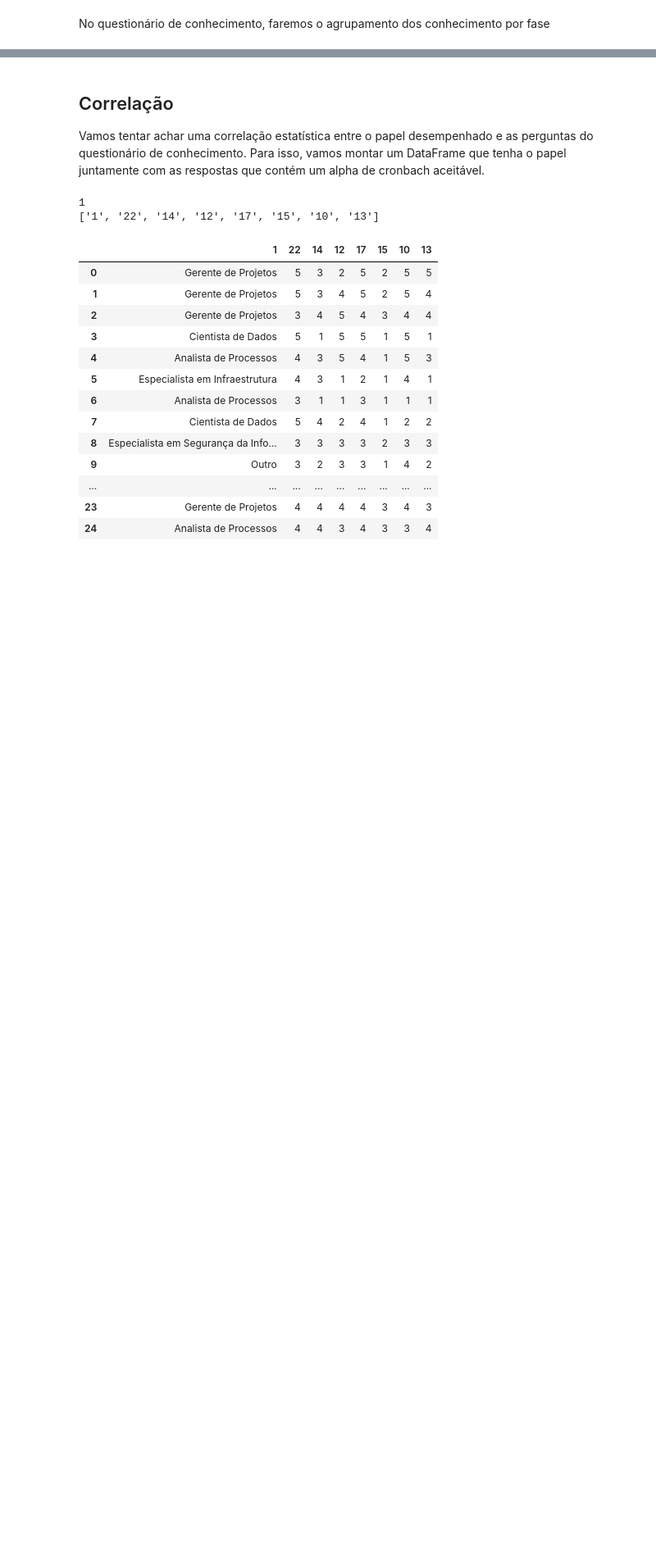
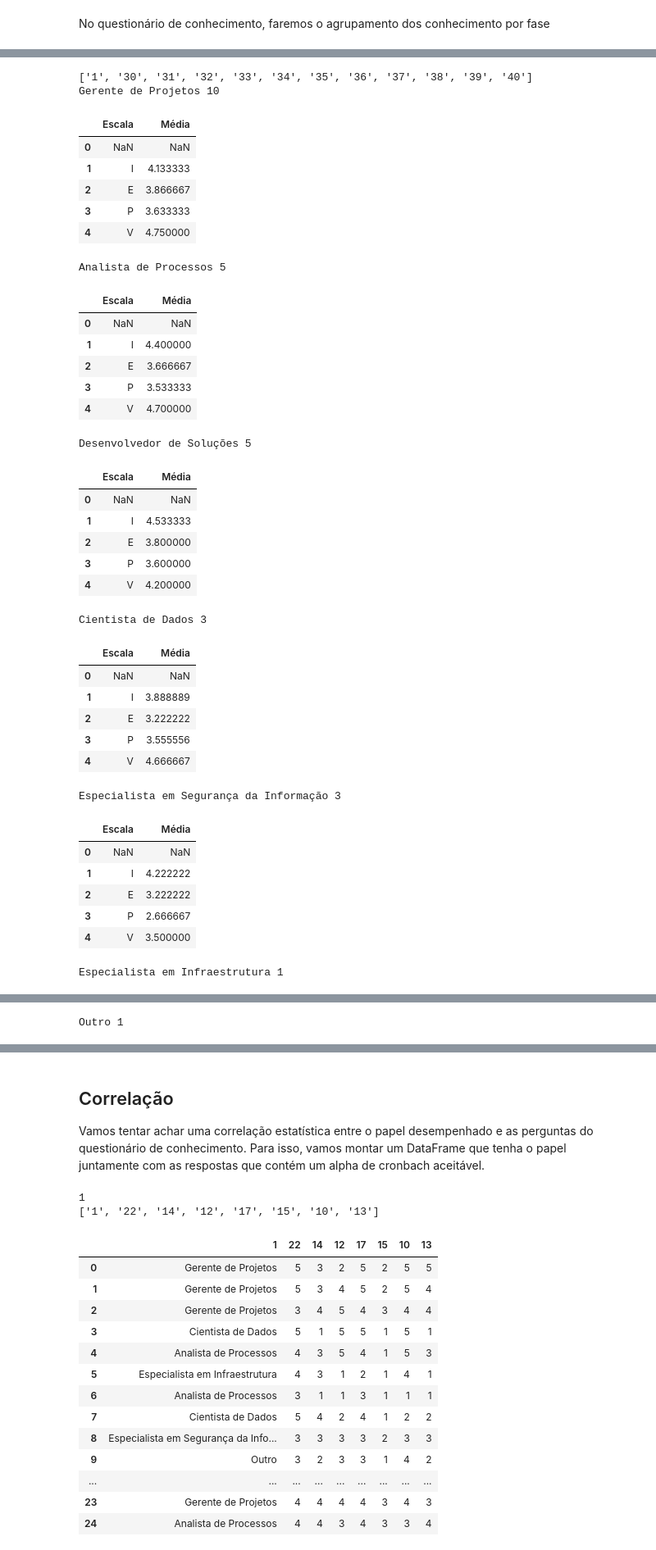
Before and after one commit to demetriusjube/ppca-engenharia-requisitos, a Jupyter notebook: analise-respostas.ipynb, the cells around one changed output, grey strips where cells are left out. Shown at 82% size. Drawn from its saved outputs; the diff is of its cells as text; code cells hidden in the pictures; blank space fills up the shorter version.

```diff
--- a/analise-respostas.ipynb
+++ b/analise-respostas.ipynb
@@ -618,0 +792,13 @@ print (dfMediaDasEscalas)
+# %%
+def getPerguntasDaEscala(escala:str, df: pd.DataFrame)->list[str]:
+    return df.query("escala==@escala")['id']
+
+def createDFMediaQP(df:pd.DataFrame):
+    respostasQMC = df.loc[:, df.columns.isin(idsPerguntasQMC)]
+    return respostasQMC.stack().mean()
+# %%
+dictEscalasComPerguntas = {}
+escalasUtilizadas = dfPerguntasFiltradas['escala'].unique()
+for escala in escalasUtilizadas:
+    dictEscalasComPerguntas.update({escala:getPerguntasDaEscala(escala, dfPerguntasFiltradas)})
+print (dictEscalasComPerguntas)
@@ -618,0 +818,57 @@ print (dfMediaDasEscalas)
+# %%
+def calculaMediaDeRespostasDaEscala(colunasPerguntas:list, dfRespostas:pd.DataFrame)->float:
+    dfRespostasEscala = dfRespostas[colunasPerguntas]
+    return dfRespostasEscala.stack().mean()
+# %%
+def montaDataFrameMediaEscalas(df:pd.DataFrame):
+    mediasDasEscalas = []
+    for escalaPergunta in dictEscalasComPerguntas.items():
+        escala = escalaPergunta[0]
+        colunasPerguntas = map(str,escalaPergunta[1].tolist())
+        mediasDasEscalas.append([escala, calculaMediaDeRespostasDaEscala(colunasPerguntas, df)])
+    return pd.DataFrame(mediasDasEscalas, columns=['Escala', 'Média'])
+# %%
+listaColunasQPComPapel = [idColunaPapel]
+listaColunasQPComPapel.extend(idsPerguntasQP)
+print (listaColunasQPComPapel)
+dfRespostasQPResultantesComPapel = dfRespostasAjustadas[listaColunasQPComPapel]
+
+describePapeis('Qual o seu papel na equipe de desenvolvimento?', dfRespostasQPResultantesComPapel, montaDataFrameMediaEscalas)
+# %% [output]
+['1', '30', '31', '32', '33', '34', '35', '36', '37', '38', '39', '40']
+Gerente de Projetos 10
+|  | Escala | Média |
+| 0 | NaN | NaN |
+| 1 | I | 4.133333 |
+| 2 | E | 3.866667 |
+| 3 | P | 3.633333 |
+| 4 | V | 4.750000 |
+Analista de Processos 5
+|  | Escala | Média |
+| 0 | NaN | NaN |
+| 1 | I | 4.400000 |
+| 2 | E | 3.666667 |
+| 3 | P | 3.533333 |
+| 4 | V | 4.700000 |
+Desenvolvedor de Soluções 5
+|  | Escala | Média |
+| 0 | NaN | NaN |
+| 1 | I | 4.533333 |
+| 2 | E | 3.800000 |
+| 3 | P | 3.600000 |
+| 4 | V | 4.200000 |
+Cientista de Dados 3
+|  | Escala | Média |
+| 0 | NaN | NaN |
+| 1 | I | 3.888889 |
+| 2 | E | 3.222222 |
+| 3 | P | 3.555556 |
+| 4 | V | 4.666667 |
+Especialista em Segurança da Informação 3
+|  | Escala | Média |
+| 0 | NaN | NaN |
+| 1 | I | 4.222222 |
+| 2 | E | 3.222222 |
+| 3 | P | 2.666667 |
+| 4 | V | 3.500000 |
+Especialista em Infraestrutura 1
@@ -618,0 +881 @@ print (dfMediaDasEscalas)
+Outro 1
```
Also changed, not shown: parts of 16 cells of this notebook.
